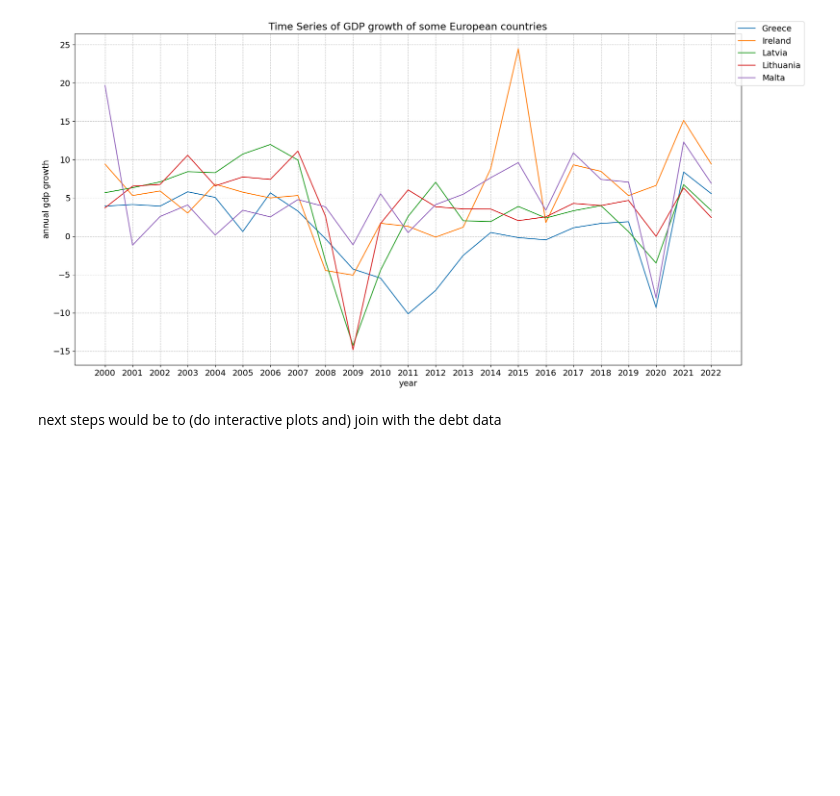
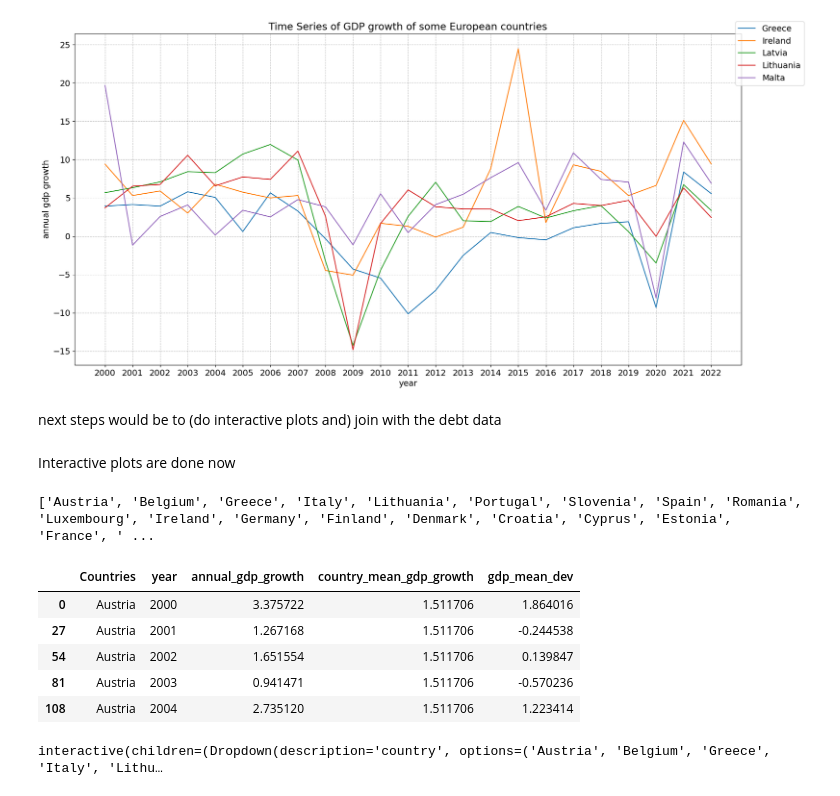
Before and after one commit to NumEconCopenhagen/projects-2024-darja-christian, a Jupyter notebook: dataproject/Darja_Work.ipynb, the cells around one changed output. Drawn from its saved outputs; the diff is of its cells as text; code cells hidden in the pictures; blank space fills up the shorter version.

Commit message:
added interactive plot

```diff
--- a/dataproject/Darja_Work.ipynb
+++ b/dataproject/Darja_Work.ipynb
@@ -258,3 +271,19 @@ plt.show();
 [figure]
 # %% [markdown]
 next steps would be to (do interactive plots and) join with the debt data
+# %% [markdown]
+Interactive plots are done now
+# %%
+countries = list(gdp_world_bank['Countries'])
+print(countries)
+# %% [output]
+['Austria', 'Belgium', 'Greece', 'Italy', 'Lithuania', 'Portugal', 'Slovenia', 'Spain', 'Romania', 'Luxembourg', 'Ireland', 'Germany', 'Finland', 'Denmark', 'Croatia', 'Cyprus', 'Estonia', 'France', ' ...
+# %%
+gdp_growth.head(5)
+# %% [output]
+|  | Countries | year | annual_gdp_growth | country_mean_gdp_growth | gdp_mean_dev |
+| 0 | Austria | 2000 | 3.375722 | 1.511706 | 1.864016 |
+| 27 | Austria | 2001 | 1.267168 | 1.511706 | -0.244538 |
+| 54 | Austria | 2002 | 1.651554 | 1.511706 | 0.139847 |
+| 81 | Austria | 2003 | 0.941471 | 1.511706 | -0.570236 |
+| 108 | Austria | 2004 | 2.735120 | 1.511706 | 1.223414 |
@@ -260,0 +311,6 @@ next steps would be to (do interactive plots and) join with the debt data
+# %%
+# Create the dropdown widget
+# semikolon avoids additional text to be printed
+widgets.interact(interactive_figure, country=countries);
+# %% [output]
+interactive(children=(Dropdown(description='country', options=('Austria', 'Belgium', 'Greece', 'Italy', 'Lithu…
```
Also changed, not shown: parts of 13 cells of this notebook.
